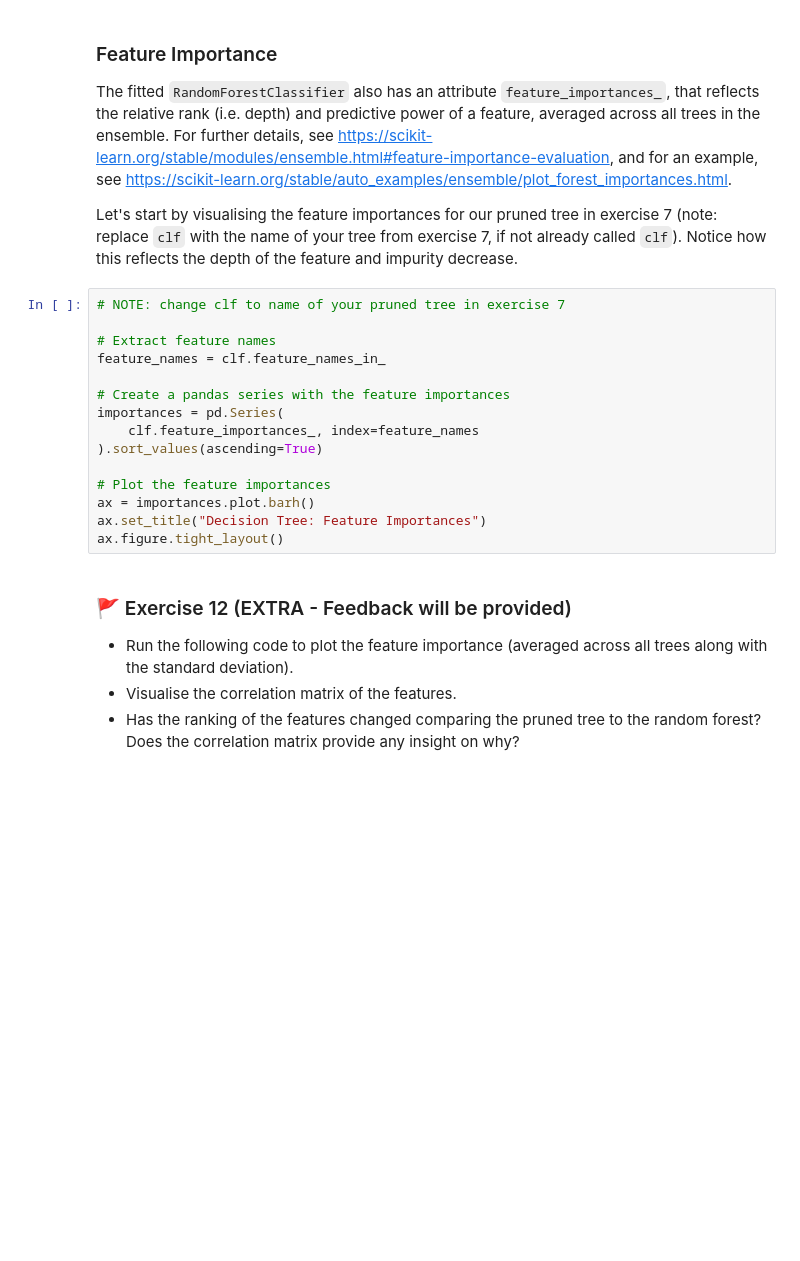
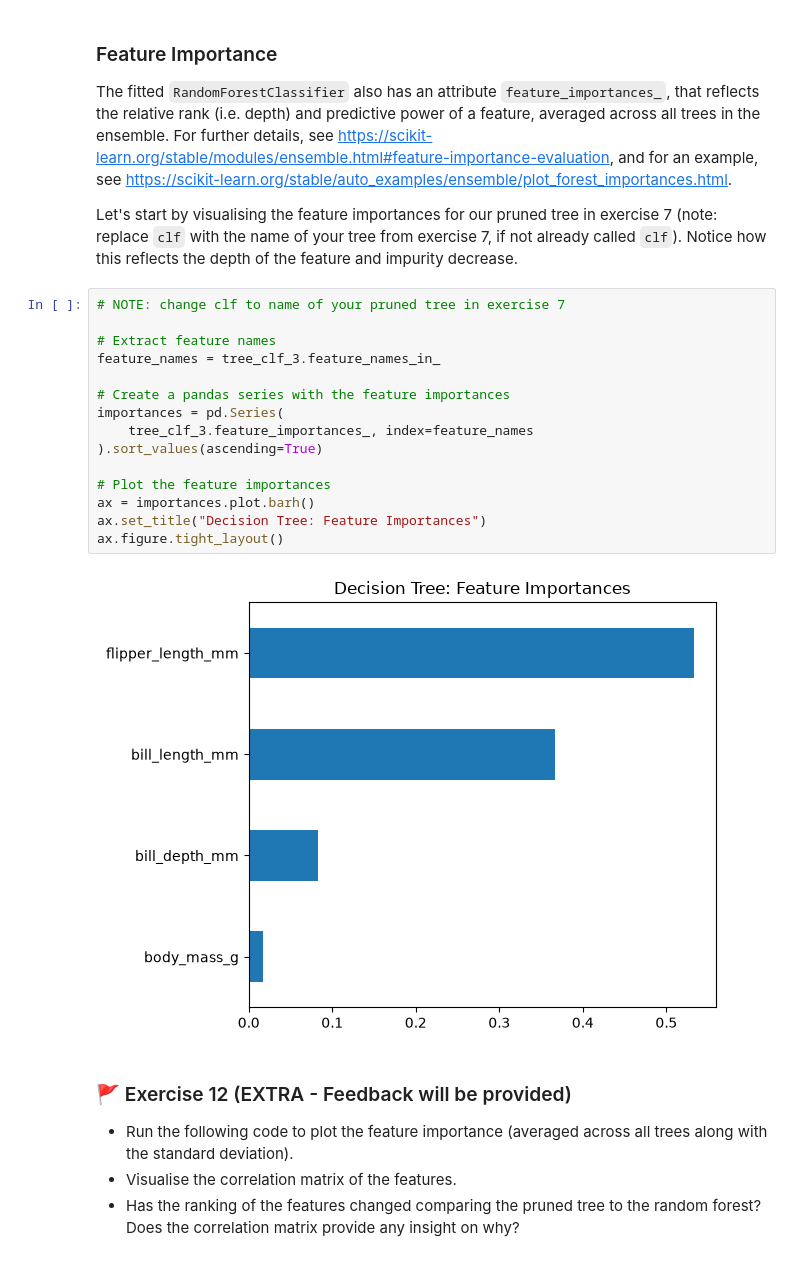
Before and after one commit to thomasvsinclair/ml-workshops, a Jupyter notebook: WS8/mlp_week08.ipynb, the cells around one changed output. Drawn from its saved outputs; the diff is of its cells as text; blank space fills up the shorter version.

```diff
--- a/WS8/mlp_week08.ipynb
+++ b/WS8/mlp_week08.ipynb
@@ -750,18 +754,20 @@ Let's start by visualising the feature importances for our pruned tree in exerci
 # %%
 # NOTE: change clf to name of your pruned tree in exercise 7
 
 # Extract feature names
-feature_names = clf.feature_names_in_
+feature_names = tree_clf_3.feature_names_in_
 
 # Create a pandas series with the feature importances
 importances = pd.Series(
-    clf.feature_importances_, index=feature_names
+    tree_clf_3.feature_importances_, index=feature_names
 ).sort_values(ascending=True)
 
 # Plot the feature importances
 ax = importances.plot.barh()
 ax.set_title("Decision Tree: Feature Importances")
 ax.figure.tight_layout()
+# %% [output]
+[figure, added]
 # %% [markdown]
 ### 🚩 Exercise 12  (EXTRA - Feedback will be provided)
 
```
Also changed, not shown: parts of 7 cells of this notebook.
